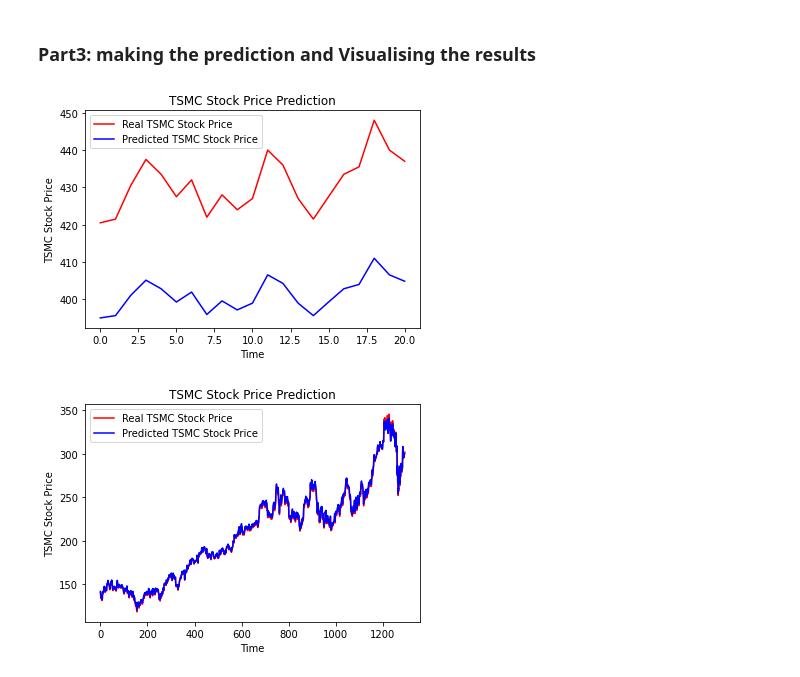
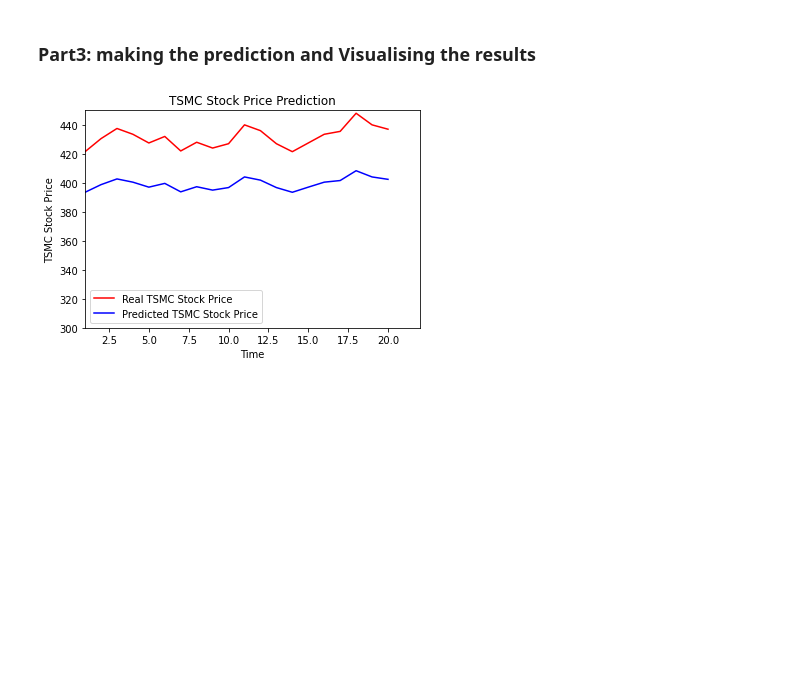
Before and after one commit to louis8ok1/LSTM_Stock, a Jupyter notebook: LSTM_Stock_Prediction.ipynb, the cells around one changed output. Cells and saved outputs as stored; diff of their text form; code cells hidden in the pictures; blank space fills up the shorter version.

```diff
--- a/LSTM_Stock_Prediction.ipynb
+++ b/LSTM_Stock_Prediction.ipynb
@@ -98,45 +100,33 @@ Epoch 200/200
 # %%
 #Getting the real stock price of 2020
 test_set = pd.read_csv('TSMC_Stock_Test_data.csv')
 real_stock_price = test_set.iloc[:,1:2].values
 
 #Getting the predicted stock price of 2020
 inputs = real_stock_price
 inputs = normal.transform(inputs)
 inputs = np.reshape(inputs,(21,1,1))
 
 predicted_stock_price = regressor.predict(inputs)
 predicted_stock_price = normal.inverse_transform(predicted_stock_price)
 ##print(predicted_stock_price)
 
 
 
 #Visualising the results
+plt.ylim(300, 450)
+plt.xlim(1, 22)
 plt.plot(real_stock_price,color = 'red',label = 'Real TSMC Stock Price')
 plt.plot(predicted_stock_price,color = 'blue',label= 'Predicted TSMC Stock Price')
 plt.title('TSMC Stock Price Prediction')
 plt.xlabel('Time')
 plt.ylabel('TSMC Stock Price')
 plt.legend()
 plt.show()
 
 # Making predictions for the entire dataset
 # Getting the real stock price of 2015 - 2020
 real_stock_price_train = pd.read_csv('TSMC_Stock_Train_data.csv')
 real_stock_price_train = real_stock_price_train.iloc[:,1:2].values
-
-# Getting the predicted stock price of 2015 - 2020
-predicted_stock_price_train = regressor.predict(X_train)
-predicted_stock_price_train = normal.inverse_transform(predicted_stock_price_train)
-
-# Visualising the results
-plt.plot(real_stock_price_train, color = 'red', label = 'Real TSMC Stock Price')
-plt.plot(predicted_stock_price_train, color = 'blue', label = 'Predicted TSMC Stock Price')
-plt.title('TSMC Stock Price Prediction')
-plt.xlabel('Time')
-plt.ylabel('TSMC Stock Price')
-plt.legend()
-plt.show()
 # %% [output]
-[figure, old version]
+[figure, new version]
-[figure, removed]
```
Also changed, not shown: parts of 1 cell of this notebook.
